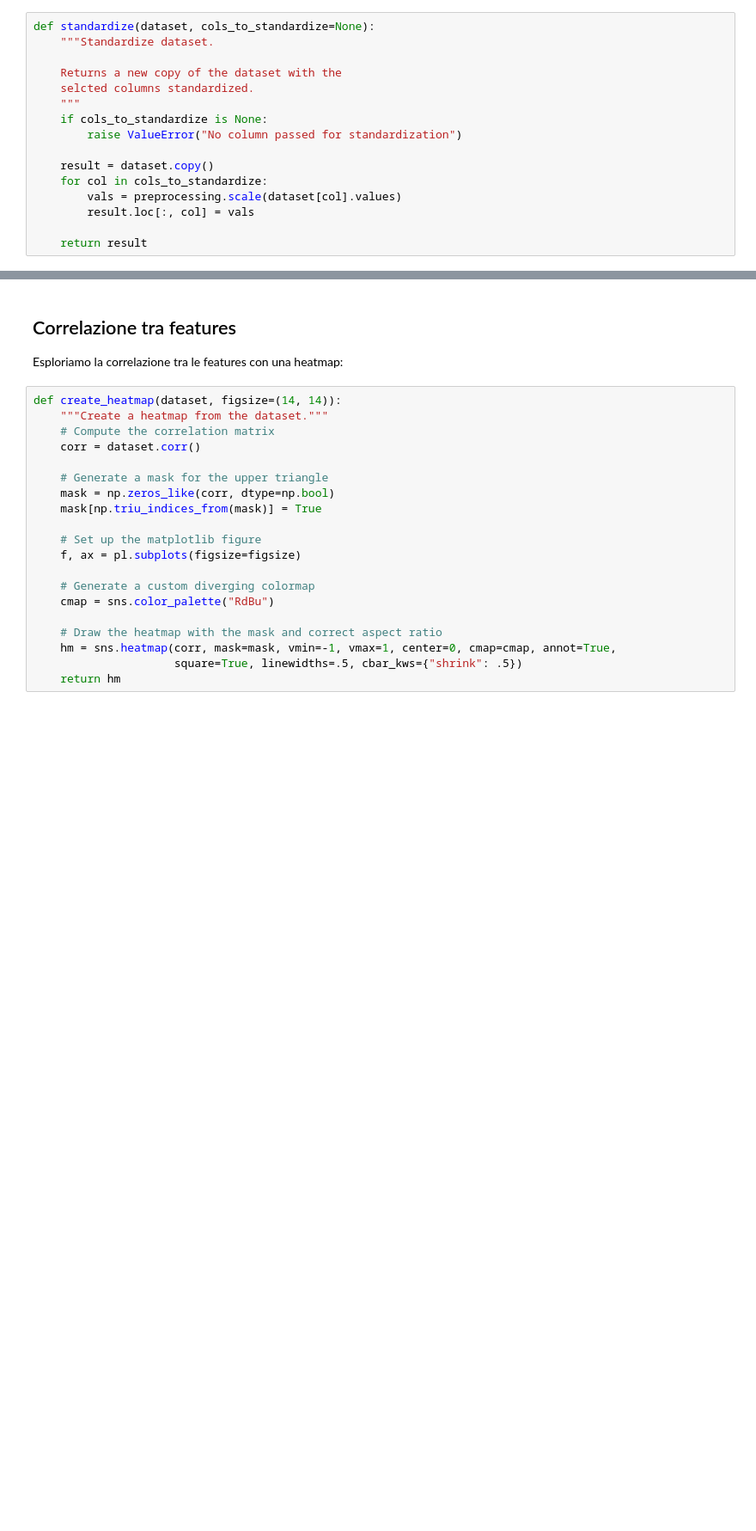
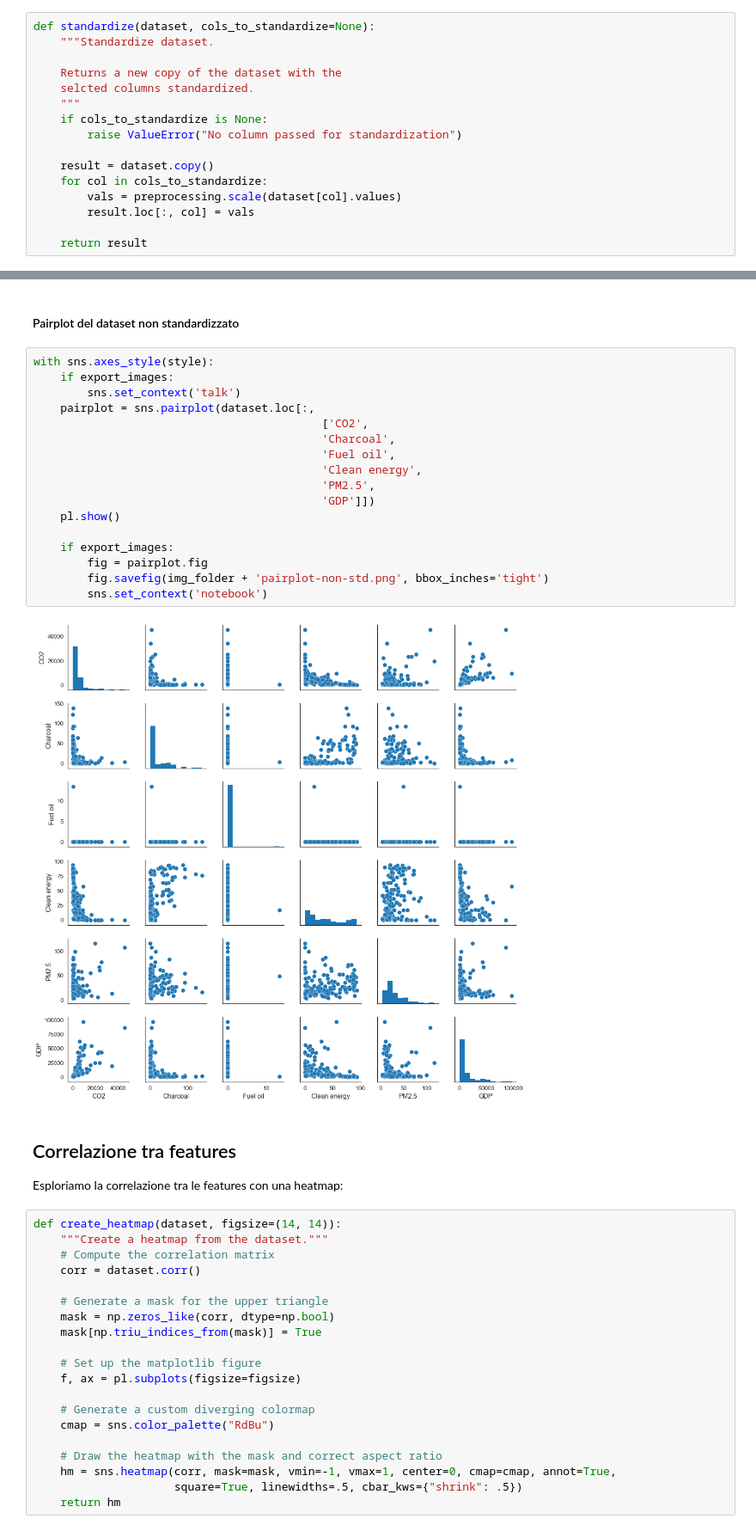
Before and after one commit to PCampi/progettoDT-ML, a Jupyter notebook: Analisi esplorativa e clustering.ipynb, the cells around one changed output, grey strips where cells are left out. Shown at 86% size. Drawn from its saved outputs; the diff is of its cells as text; blank space fills up the shorter version.

```diff
--- a/Analisi esplorativa e clustering.ipynb
+++ b/Analisi esplorativa e clustering.ipynb
@@ -211,3 +277,24 @@ with sns.axes_style(style):
+# %% [markdown]
+#### Pairplot del dataset non standardizzato
+# %%
+with sns.axes_style(style):
+    if export_images:
+        sns.set_context('talk')
+    pairplot = sns.pairplot(dataset.loc[:,
+                                           ['CO2',
+                                           'Charcoal',
+                                           'Fuel oil',
+                                           'Clean energy',
+                                           'PM2.5',
+                                           'GDP']])
+    pl.show()
+
+    if export_images:
+        fig = pairplot.fig
+        fig.savefig(img_folder + 'pairplot-non-std.png', bbox_inches='tight')
+        sns.set_context('notebook')
+# %% [output]
+[figure, added]
 # %% [markdown]
 ## Correlazione tra features
 
```
Also changed, not shown: parts of 52 cells of this notebook.
